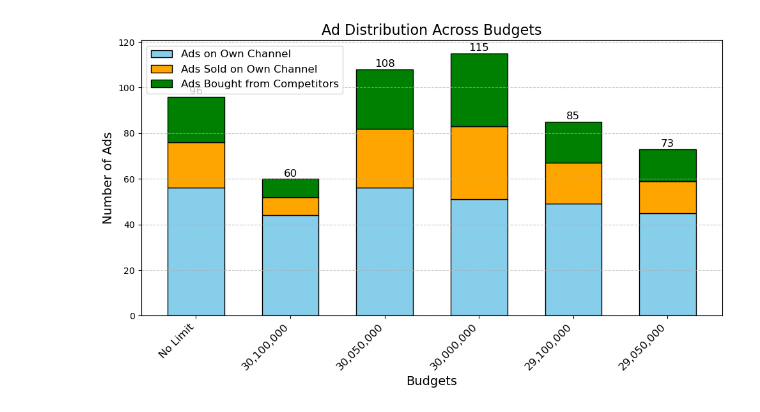
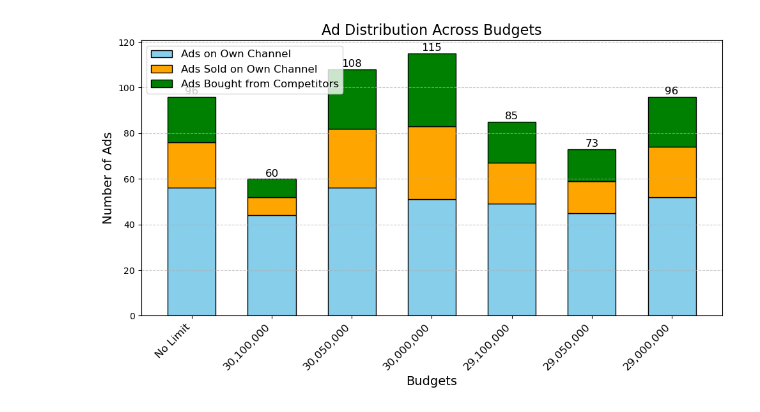
Before and after one commit to DavidKrame/MMCS_Project_UoE_Group9, a Jupyter notebook: DataAnalysisResults3Days.ipynb, the cells around one changed output. Drawn from its saved outputs; the diff is of its cells as text; code cells hidden in the pictures.

Commit message:
Sentivity Analysis done almost completely, remains the 28050000 budget

```diff
--- a/DataAnalysisResults3Days.ipynb
+++ b/DataAnalysisResults3Days.ipynb
@@ -7,39 +7,39 @@ if not os.path.exists('Image_Analysis'):
     os.makedirs('Image_Analysis')
 
 # Data
-budgets = ['No Limit', '30,100,000', '30,050,000', '30,000,000', '29,100,000', '29,050,000'] # We will add the remaining budget when they come
-ads_own = [56, 44, 56, 51, 49, 45]  # Ads placed on own channel
-ads_sold = [20, 8, 26, 32, 18, 14]  # Ads sold on own channel
-ads_bought = [20, 8, 26, 32, 18, 14]  # Ads bought from competitors
+budgets = ['No Limit', '30,100,000', '30,050,000', '30,000,000', '29,100,000', '29,050,000', '29,000,000'] # We will add the remaining budget when they come
+ads_own = [56, 44, 56, 51, 49, 45, 52]  # Ads placed on own channel
+ads_sold = [20, 8, 26, 32, 18, 14, 22]  # Ads sold on own channel
+ads_bought = [20, 8, 26, 32, 18, 14, 22]  # Ads bought from competitors
 
 # Total ads for each budget
 total_ads = np.array(ads_own) + np.array(ads_sold) + np.array(ads_bought)
 
 # Bar width and positions
 bar_width = 0.6
 x_positions = np.arange(len(budgets))
 
 # Plot
 fig, ax = plt.subplots(figsize=(10, 6))
 ax.bar(x_positions, ads_own, width=bar_width, label='Ads on Own Channel', color='skyblue', edgecolor='black')
 ax.bar(x_positions, ads_sold, width=bar_width, bottom=ads_own, label='Ads Sold on Own Channel', color='orange', edgecolor='black')
 ax.bar(x_positions, ads_bought, width=bar_width, bottom=np.array(ads_own) + np.array(ads_sold), label='Ads Bought from Competitors', color='green', edgecolor='black')
 
 # Adding labels and legend
 ax.set_xlabel('Budgets', fontsize=14)
 ax.set_ylabel('Number of Ads', fontsize=14)
 ax.set_title('Ad Distribution Across Budgets', fontsize=16)
 ax.set_xticks(x_positions)
 ax.set_xticklabels(budgets, rotation=45, ha='right', fontsize=12)
 ax.legend(loc='upper left', fontsize=12)
 
 for i, total in enumerate(total_ads):
     ax.text(x_positions[i], total + 1, f'{total}', ha='center', fontsize=12, color='black')
 
 ax.grid(axis='y', linestyle='--', alpha=0.7)
 plt.tight_layout()
 
 plt.savefig('Image_Analysis/Ad_Distribution_Across_Budgets.jpg', dpi=300)
 plt.show()
 # %% [output]
-[figure, old version]
+[figure, new version]
```
Also changed, not shown: 7 other files.
